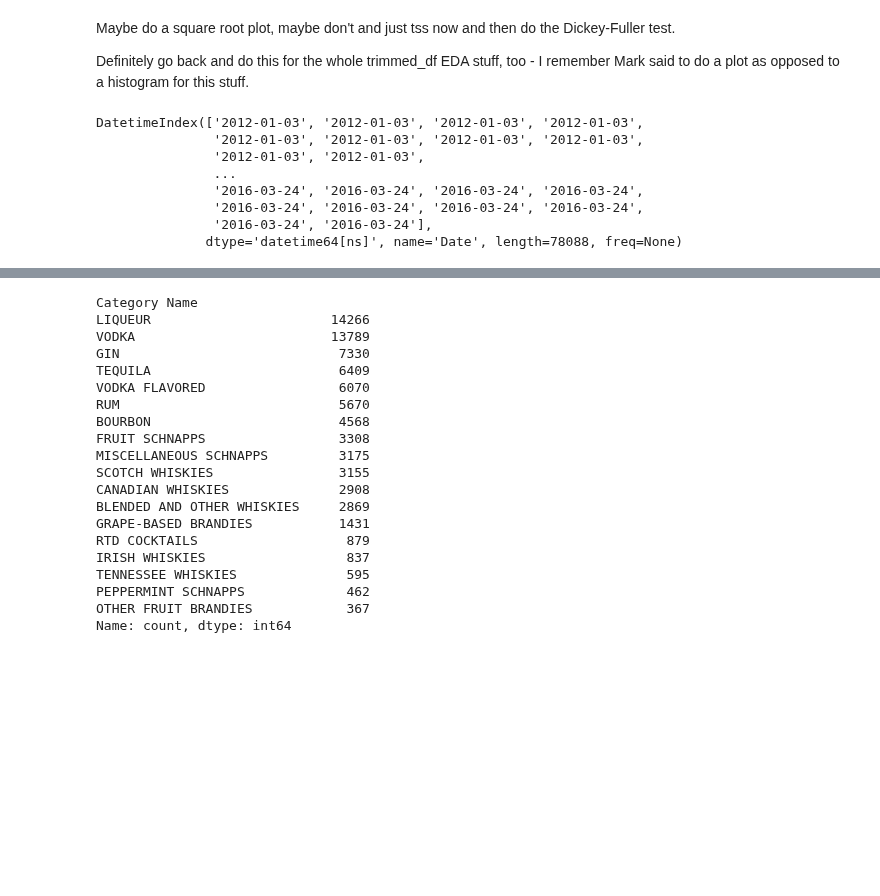
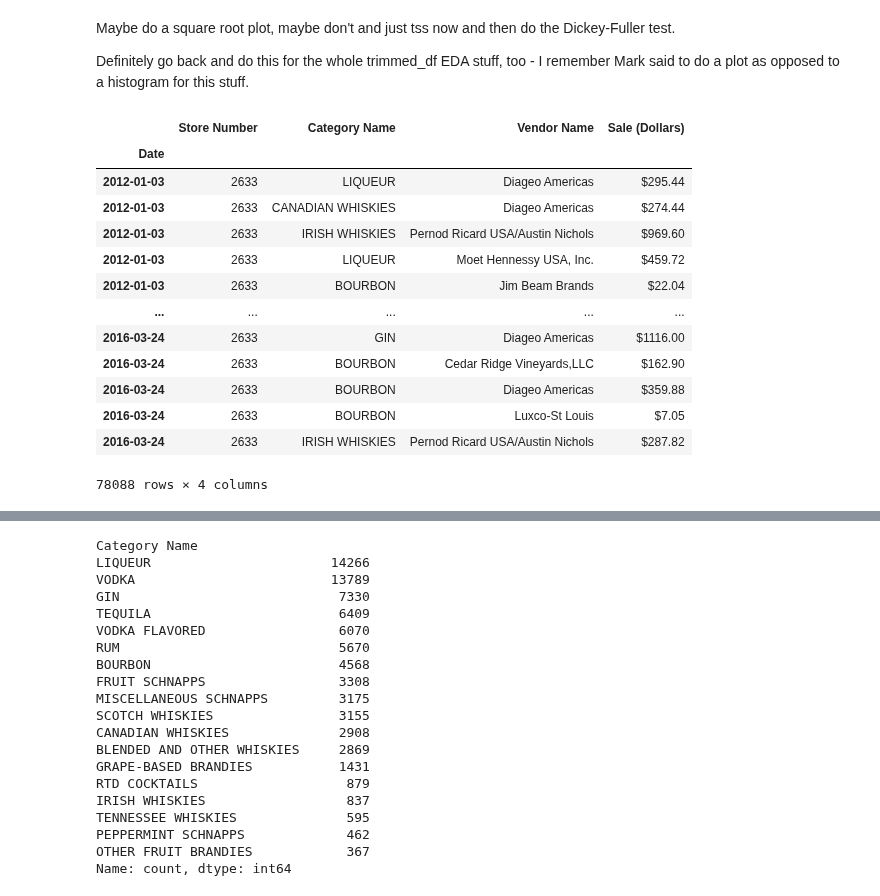
Before and after one commit to joeldmott/inventory_project, a Jupyter notebook: inventory_restocking_project.ipynb, the cells around one changed output, grey strips where cells are left out. Saved outputs shown, nothing was run; the diff lists cells and outputs as text; code cells hidden in the pictures; blank space fills up the shorter version.

```diff
--- a/inventory_restocking_project.ipynb
+++ b/inventory_restocking_project.ipynb
@@ -551,14 +553,20 @@ for train_index, test_index in tss.split(X):
     y_train, y_test = y.iloc[train_index], y.iloc[test_index]
 # %%
 #Checking to see that all X_train dates come before the X_test dates
-X_train.index
+X_train
 # %% [output]
+|  | Store Number | Category Name | Vendor Name | Sale (Dollars) |
+| Date |  |  |  |  |
+| 2012-01-03 | 2633 | LIQUEUR | Diageo Americas | $295.44 |
+| 2012-01-03 | 2633 | CANADIAN WHISKIES | Diageo Americas | $274.44 |
+| 2012-01-03 | 2633 | IRISH WHISKIES | Pernod Ricard USA/Austin Nichols | $969.60 |
+| 2012-01-03 | 2633 | LIQUEUR | Moet Hennessy USA, Inc. | $459.72 |
+| 2012-01-03 | 2633 | BOURBON | Jim Beam Brands | $22.04 |
+| ... | ... | ... | ... | ... |
+| 2016-03-24 | 2633 | GIN | Diageo Americas | $1116.00 |
+| 2016-03-24 | 2633 | BOURBON | Cedar Ridge Vineyards,LLC | $162.90 |
+| 2016-03-24 | 2633 | BOURBON | Diageo Americas | $359.88 |
+| 2016-03-24 | 2633 | BOURBON | Luxco-St Louis | $7.05 |
+| 2016-03-24 | 2633 | IRISH WHISKIES | Pernod Ricard USA/Austin Nichols | $287.82 |
-DatetimeIndex(['2012-01-03', '2012-01-03', '2012-01-03', '2012-01-03',
-               '2012-01-03', '2012-01-03', '2012-01-03', '2012-01-03',
-               '2012-01-03', '2012-01-03',
-               ...
-               '2016-03-24', '2016-03-24', '2016-03-24', '2016-03-24',
-               '2016-03-24', '2016-03-24', '2016-03-24', '2016-03-24',
-               '2016-03-24', '2016-03-24'],
-              dtype='datetime64[ns]', name='Date', length=78088, freq=None)
+78088 rows × 4 columns
 # %%
```
Also changed, not shown: parts of 17 cells of this notebook.
